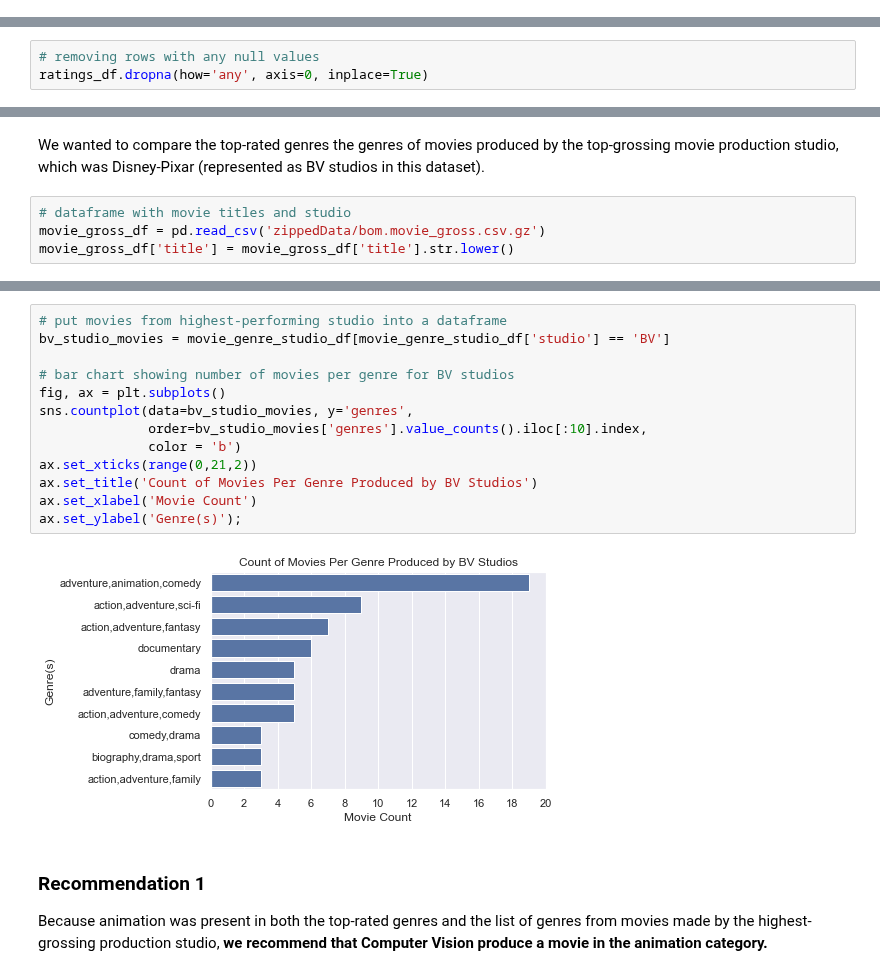
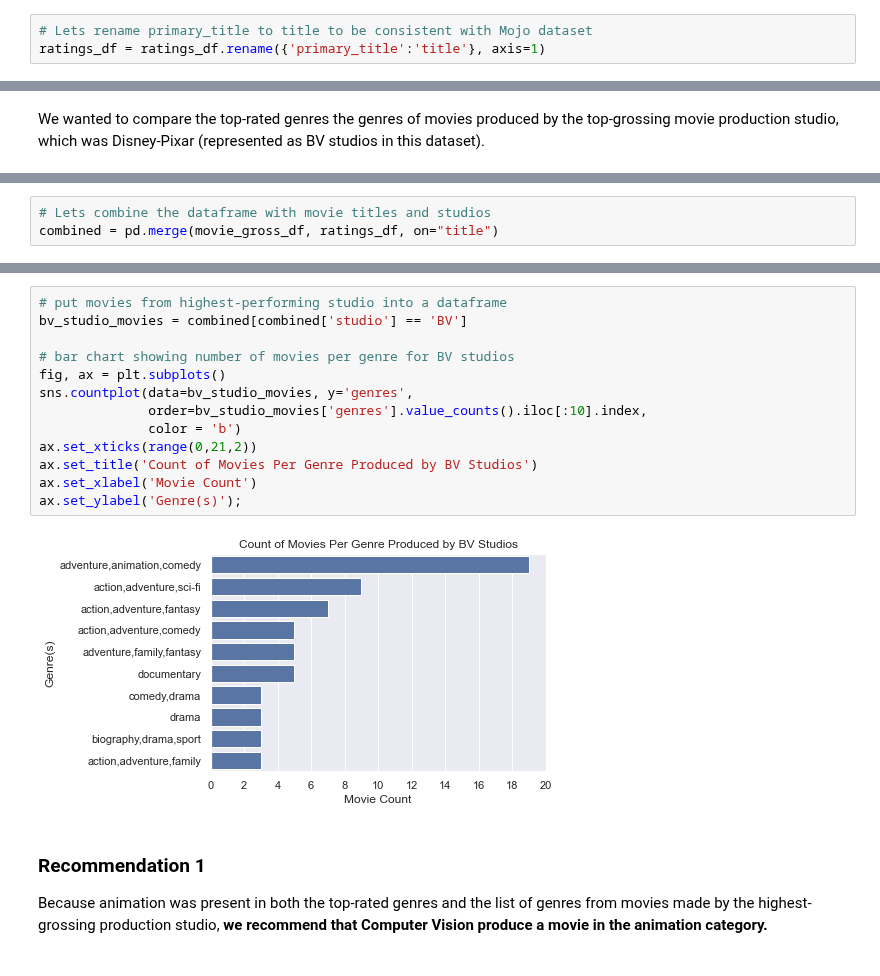
Before and after one commit to mehince/group-1-capstone, a Jupyter notebook: Finalized Notebook.ipynb, the cells around one changed output, grey strips where cells are left out. Drawn from its saved outputs; the diff is of its cells as text.

```diff
--- a/Finalized Notebook.ipynb
+++ b/Finalized Notebook.ipynb
@@ -325,0 +351,3 @@ ratings_df = ratings_df[ratings_df['numvotes'] >= 62]
+# %%
+# Lets rename primary_title to title to be consistent with Mojo dataset
+ratings_df = ratings_df.rename({'primary_title':'title'}, axis=1)
@@ -424,6 +452,3 @@ axs.set_xlabel('Worldwide Gross');
 [figure]
 # %% [markdown]
 ### IMDB Analysis
-# %%
-# removing rows with any null values
-ratings_df.dropna(how='any', axis=0, inplace=True)
@@ -572,7 +570,3 @@ movie_gross_df[movie_gross_df['studio'] == 'BV']
 106 rows × 6 columns
 # %% [markdown]
 We wanted to compare the top-rated genres the genres of movies produced by the top-grossing movie production studio, which was Disney-Pixar (represented as BV studios in this dataset).
-# %%
-# dataframe with movie titles and studio
-movie_gross_df = pd.read_csv('zippedData/bom.movie_gross.csv.gz')
-movie_gross_df['title'] = movie_gross_df['title'].str.lower()
@@ -593,0 +573,3 @@ movie_genre_studio_df['genres'] = movie_genre_studio_df['genres'].apply(clean_ge
+# %%
+# Lets combine the dataframe with movie titles and studios
+combined = pd.merge(movie_gross_df, ratings_df, on="title")
@@ -594,18 +632,18 @@ movie_genre_studio_df['genres'] = movie_genre_studio_df['genres'].apply(clean_ge
 # %%
 # put movies from highest-performing studio into a dataframe
-bv_studio_movies = movie_genre_studio_df[movie_genre_studio_df['studio'] == 'BV']
+bv_studio_movies = combined[combined['studio'] == 'BV']
 
 # bar chart showing number of movies per genre for BV studios
 fig, ax = plt.subplots()
 sns.countplot(data=bv_studio_movies, y='genres',
               order=bv_studio_movies['genres'].value_counts().iloc[:10].index,
               color = 'b')
 ax.set_xticks(range(0,21,2))
 ax.set_title('Count of Movies Per Genre Produced by BV Studios')
 ax.set_xlabel('Movie Count')
 ax.set_ylabel('Genre(s)');
 # %% [output]
-[figure, old version]
+[figure, new version]
 # %% [markdown]
 ### Recommendation 1
 Because animation was present in both the top-rated genres and the list of genres from movies made by the highest-grossing production studio, __we recommend that Computer Vision produce a movie in the animation category.__
```
Also changed, not shown: parts of 35 cells of this notebook.
